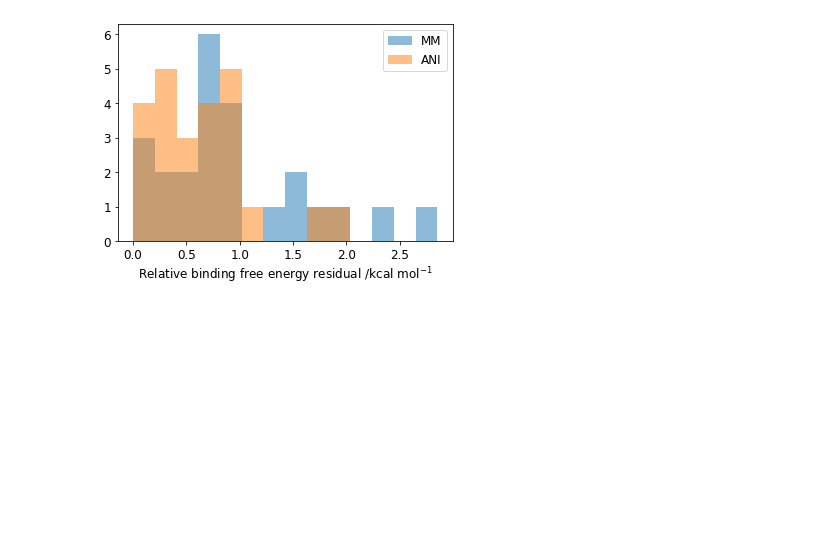
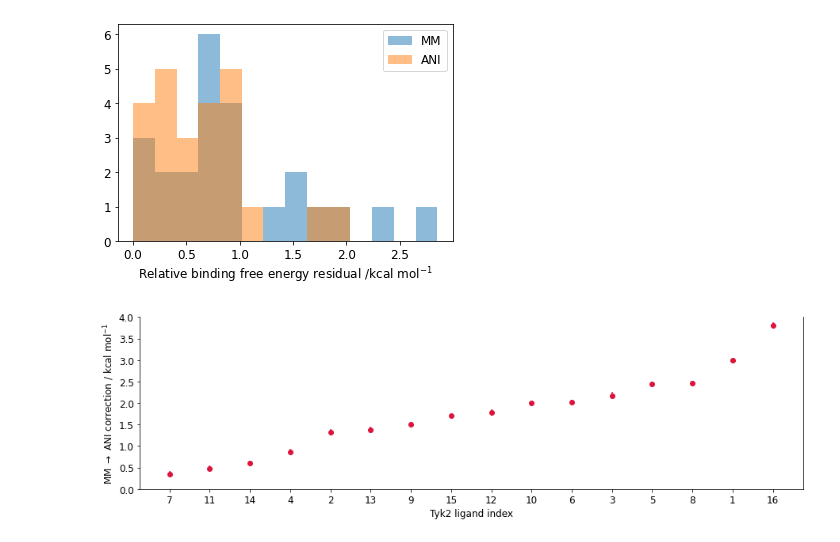
Before and after one commit to choderalab/nn-endstates, a Jupyter notebook: tyk2_hrestraints/Tyk2.ipynb, the cells around one changed output. Saved outputs shown, nothing was run; the diff lists cells and outputs as text; code cells hidden in the pictures; blank space fills up the shorter version.

```diff
--- a/tyk2_hrestraints/Tyk2.ipynb
+++ b/tyk2_hrestraints/Tyk2.ipynb
@@ -213,3 +195,24 @@ plt.xlabel('Relative binding free energy residual /' + r'kcal mol$^{-1}$')
 plt.show()
 # %% [output]
 [figure]
+# %%
+ligands_sorted = ([k+1 for k, v in sorted(ani_corr.items(), key=lambda item: item[1])])
+corrections_sorted = ([v for k, v in sorted(ani_corr.items(), key=lambda item: item[1])])
+
+plt.figure(figsize=(15,4))
+
+ax = plt.subplot(111)
+
+# Hide the right and top spines
+# ax.spines['right'].set_visible(False)
+ax.spines['top'].set_visible(False)
+
+
+plt.errorbar(range(0,16),[x[0] for x in corrections_sorted],yerr=[x[1] for x in corrections_sorted],marker='o',linestyle='none',color='crimson')
+plt.xlabel('Tyk2 ligand index')
+plt.ylabel(r'MM $\rightarrow$ ANI correction / kcal mol'+r'$^{-1}$')
+plt.ylim(0., np.ceil(np.max([x[0] for x in ani_corr.values()])))
+plt.xticks(list(ani_corr.keys()),labels=ligands_sorted)
+plt.show()
+# %% [output]
+[figure, added]
```
Also changed, not shown: parts of 10 cells of this notebook, 1 other file.
